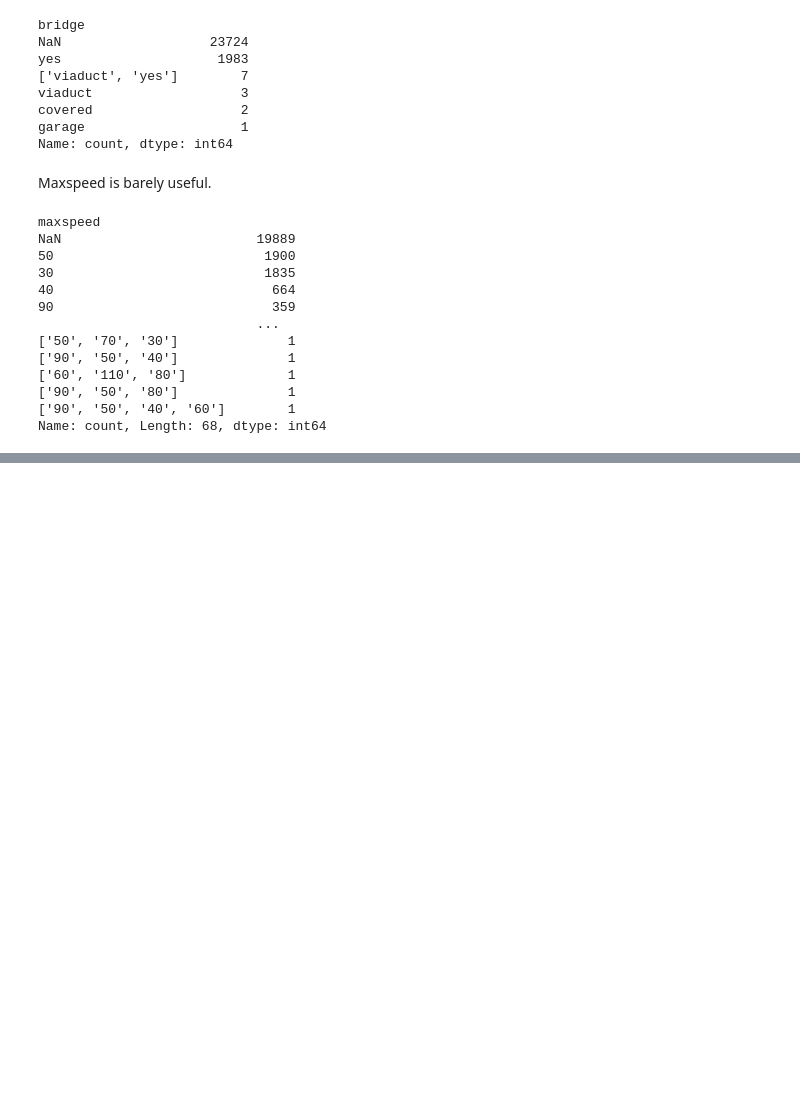
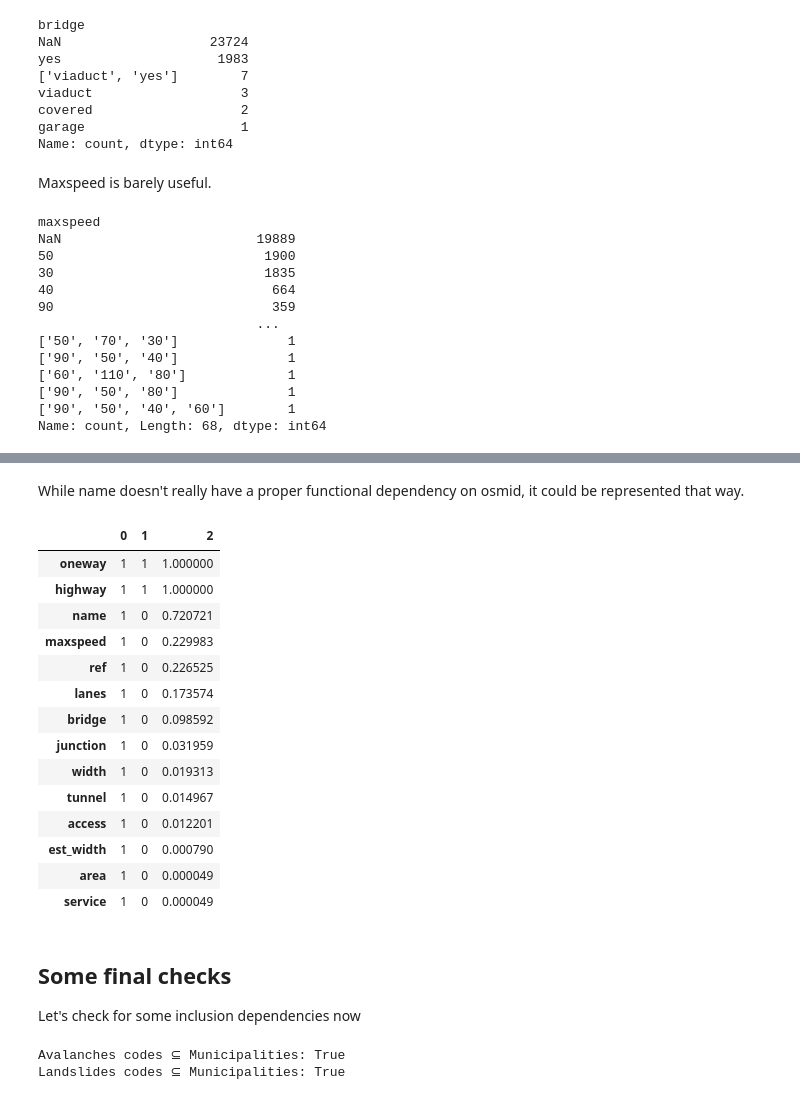
Before and after one commit to Hoegen/Data-Curation-Project, a Jupyter notebook: 0. EDA.ipynb, the cells around one changed output, grey strips where cells are left out. Saved outputs shown, nothing was run; the diff lists cells and outputs as text; code cells hidden in the pictures; blank space fills up the shorter version.

```diff
--- a/report.ipynb
+++ b/0. EDA.ipynb
@@ -646,0 +800,52 @@ Name: count, Length: 68, dtype: int64
+# %% [markdown]
+While name doesn't really have a proper functional dependency on osmid, it could be represented that way.
+# %%
+pd.concat(
+    [
+        roads.groupby('osmid').nunique().max(),
+        roads.groupby('osmid').nunique().min(),
+        roads.groupby('osmid').nunique().mean()
+    ],
+    axis=1
+).sort_values(2, ascending = False)[lambda df: df[0] == 1]
+# %% [output]
+|  | 0 | 1 | 2 |
+| oneway | 1 | 1 | 1.000000 |
+| highway | 1 | 1 | 1.000000 |
+| name | 1 | 0 | 0.720721 |
+| maxspeed | 1 | 0 | 0.229983 |
+| ref | 1 | 0 | 0.226525 |
+| lanes | 1 | 0 | 0.173574 |
+| bridge | 1 | 0 | 0.098592 |
+| junction | 1 | 0 | 0.031959 |
+| width | 1 | 0 | 0.019313 |
+| tunnel | 1 | 0 | 0.014967 |
+| access | 1 | 0 | 0.012201 |
+| est_width | 1 | 0 | 0.000790 |
+| area | 1 | 0 | 0.000049 |
+| service | 1 | 0 | 0.000049 |
+# %% [markdown]
+## Some final checks
+
+Let's check for some inclusion dependencies now
+# %%
+def find_inclusion_dependencies(df1, col1, df2, col2, threshold=0.95):
+    """Check if df1[col1] ⊆ df2[col2]"""
+    values1 = set(df1[col1].dropna())
+    values2 = set(df2[col2].dropna())
+
+    intersection = values1.intersection(values2)
+    inclusion_ratio = len(intersection) / len(values1) if values1 else 0
+
+    return inclusion_ratio >= threshold
+
+# Check key relationships
+municipalities_codes = set(municipalities['ISTAT_CODE'])
+avalanches_codes = set(avalanches['ISTAT_CODE'])
+landslides_codes = set(landslides['ISTAT_CODE'])
+
+print(f"Avalanches codes ⊆ Municipalities: {avalanches_codes.issubset(municipalities_codes)}")
+print(f"Landslides codes ⊆ Municipalities: {landslides_codes.issubset(municipalities_codes)}")
+# %% [output]
+Avalanches codes ⊆ Municipalities: True
+Landslides codes ⊆ Municipalities: True
```
Also changed, not shown: parts of 17 cells of this notebook, 5 other files.
